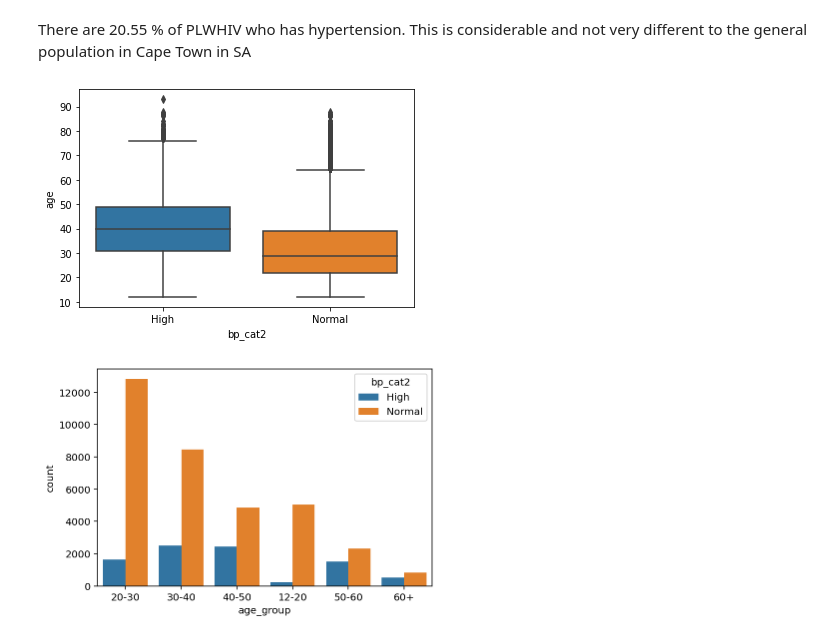
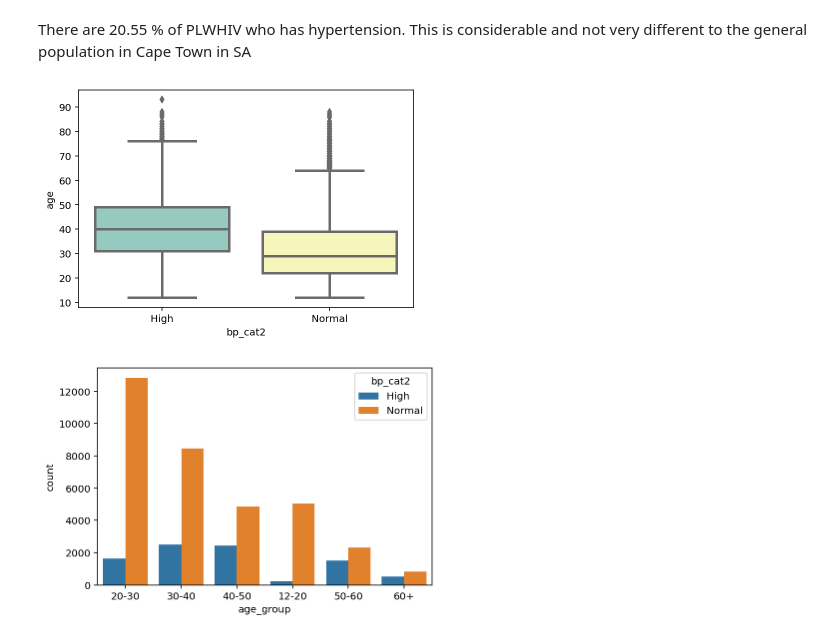
Before and after one commit to boniale/PDA_Python_HTN_PLWHIV, a Jupyter notebook: PDA_Report.ipynb, the cells around one changed output. Cells and saved outputs as stored; diff of their text form; code cells hidden in the pictures.

Commit message:
latest graphs with colors

```diff
--- a/PDA_Report.ipynb
+++ b/PDA_Report.ipynb
@@ -161,9 +169,9 @@ Name: bp_cat2, dtype: float64
 There are 20.55 % of PLWHIV who has hypertension. This is considerable and not very different to the general population in Cape Town in SA
 # %%
 ## let's see the distribution of hypertension by age
-bp_age = sns.boxplot(x = "bp_cat2", y = "age", data = hiv2)
+bp_age = sns.boxplot(x = "bp_cat2", y = "age", data = hiv2, palette="Set3", linewidth=2.5)
 # %% [output]
-[figure, old version]
+[figure, new version]
 # %%
 bp_age_group = sns.countplot(x = "age_group",
               order = hiv2["age_group"].value_counts(ascending= False).index,
```
Also changed, not shown: parts of 6 cells of this notebook.
